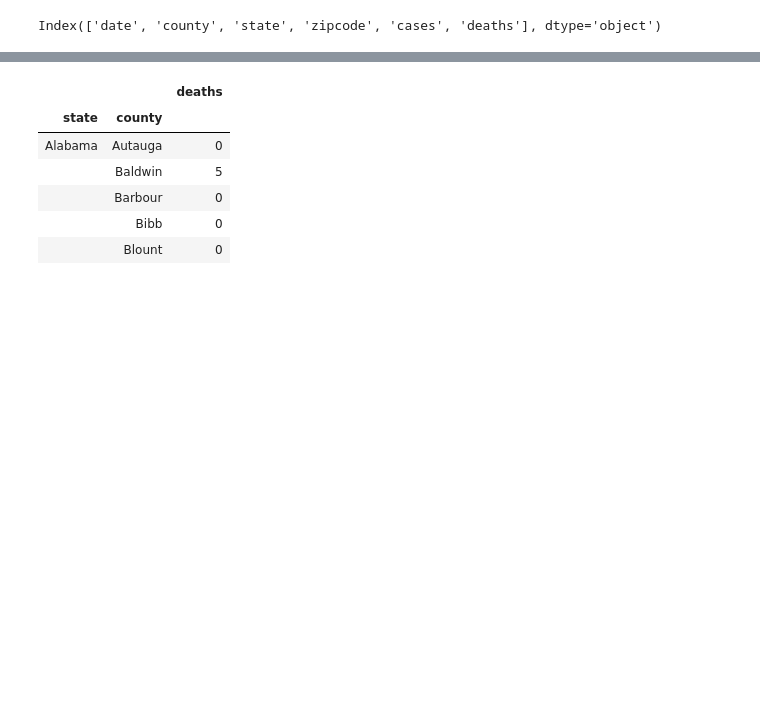
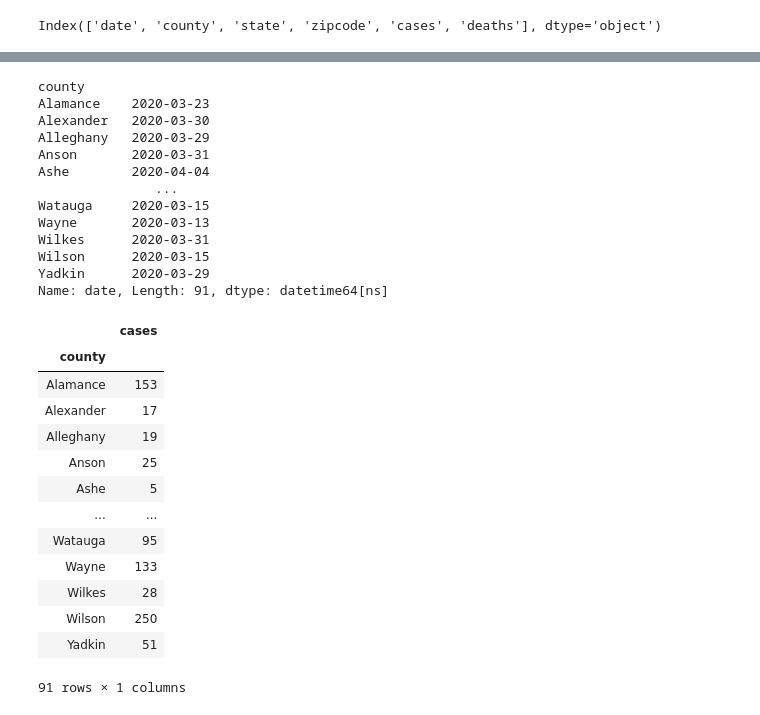
Before and after one commit to jtpeters963/Project-1, a Jupyter notebook: NYTCovid_Data.ipynb, the cells around one changed output, grey strips where cells are left out. Drawn from its saved outputs; the diff is of its cells as text; code cells hidden in the pictures; blank space fills up the shorter version.

```diff
--- a/NYTCovid_Data.ipynb
+++ b/NYTCovid_Data.ipynb
@@ -100,27 +94,68 @@ The r-value is: 0.5102209647444395
 # %%
-# Question: Date of the first case in each county #TBD
+# Question: Date of the first case in each county
 
 
 # Convert date to a python date object
-covid_df['date'] = pd.to_datetime(covid_df['date'], format='%Y-%m-%d')
+#covid_nc.format({"date":'%Y-%m-%d'})
 #print('Date:', date_time_obj.date())
 
-covid_df.head()
+#covid_nc.head()
 #covid_df.dtypes
-covid_df_sortby_date = covid_df.sort_values('date')
-covid_df_sortby_date.head()
+#covid_nc_sortby_date = covid_nc.sort_values('date')
+#covid_nc_sortby_date.head()
 
-covid_df_groupby_state_county= pd.DataFrame(covid_df_sortby_date.groupby(["state","county"]).sum()["deaths"])
-covid_df_groupby_state_county.head()
+#covid_nc_groupby_county= pd.DataFrame(covid_df_sortby_date.groupby(["county"]).sum()["deaths"])
+#covid_nc_groupby_county.head()
+
+covid_nc_oldest_date = covid_nc.groupby(["county"]).min()["date"]
+
+covid_nc_oldest_date
 # %% [output]
-|  |  | deaths |
-| state | county |  |
-| Alabama | Autauga | 0 |
-|  | Baldwin | 5 |
-|  | Barbour | 0 |
-|  | Bibb | 0 |
-|  | Blount | 0 |
+county
+Alamance    2020-03-23
+Alexander   2020-03-30
+Alleghany   2020-03-29
+Anson       2020-03-31
+Ashe        2020-04-04
+               ...
+Watauga     2020-03-15
+Wayne       2020-03-13
+Wilkes      2020-03-31
+Wilson      2020-03-15
+Yadkin      2020-03-29
+Name: date, Length: 91, dtype: datetime64[ns]
 # %%
 # Heat maps - number of deaths per state in the US ( stretch goal -sequential data )
+
+#Use Google maps to get the latitute and longitude based on County name
+
+import googlemaps
+gmaps = googlemaps.Client(key="AIzaSyBOv4TB4Iij-m-vRIkTJxh2SgKpzGyAvcU")
+
+lat = []
+long = []
+for county in df["county"]:
+    geocode_result = gmaps.geocode('Wake County')
+    lat = lat.append(geocode_result[])
+
+df["Result"] = result
+
+covid_groupby_county_cases
+
 # TBD
 # Graph the rate since this is a time series data
+# %% [output]
+|  | cases |
+| county |  |
+| Alamance | 153 |
+| Alexander | 17 |
+| Alleghany | 19 |
+| Anson | 25 |
+| Ashe | 5 |
+| ... | ... |
+| Watauga | 95 |
+| Wayne | 133 |
+| Wilkes | 28 |
+| Wilson | 250 |
+| Yadkin | 51 |
+91 rows × 1 columns
```
Also changed, not shown: parts of 5 cells of this notebook.
